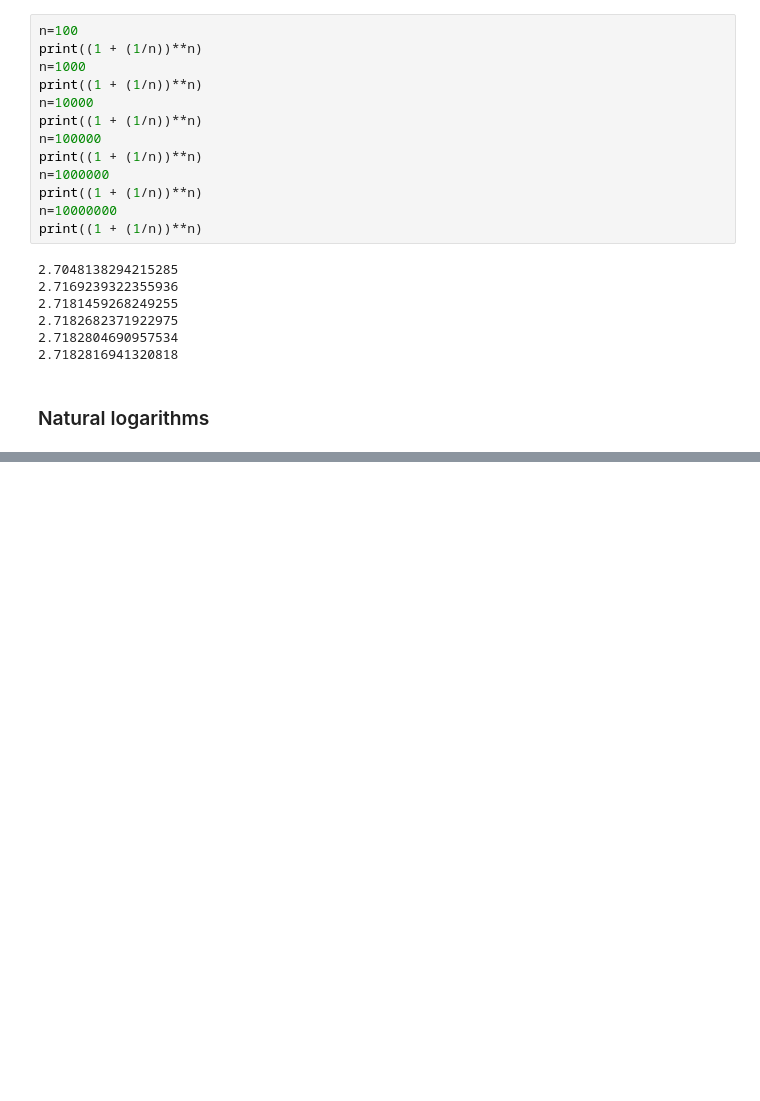
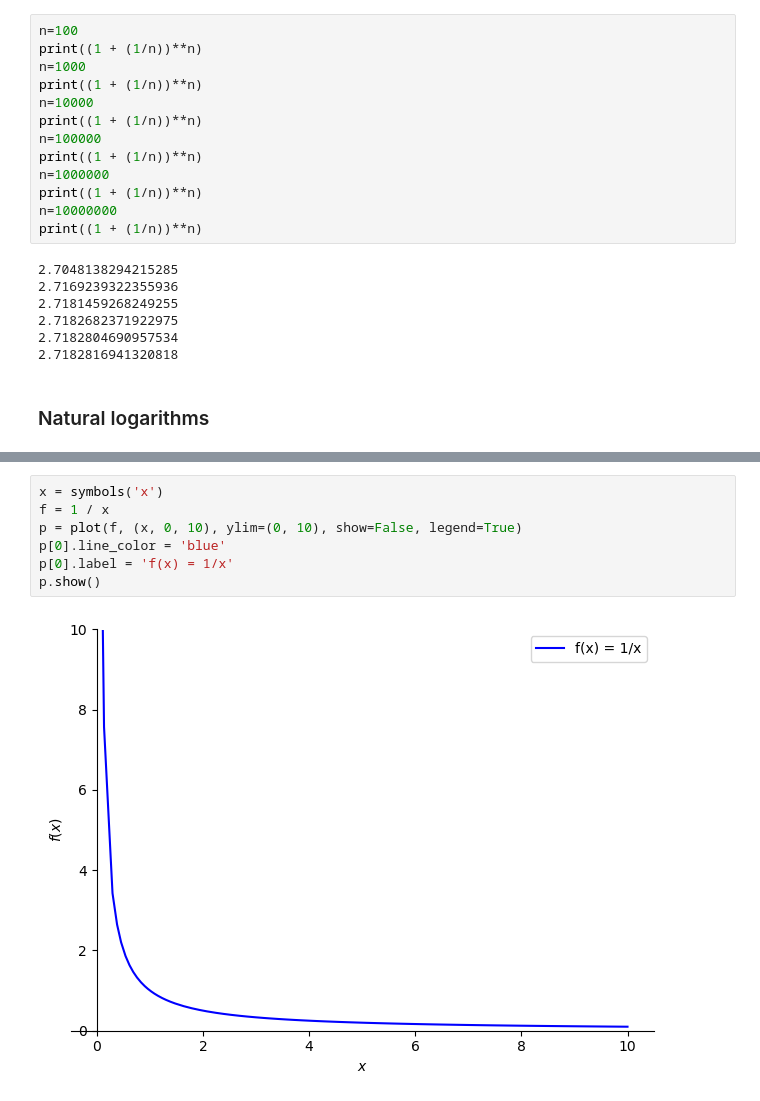
Before and after one commit to devbravo/Math-For-Data-Science, a Jupyter notebook: Basic Math and Calculus/Basic_Math_Calculus.ipynb, the cells around one changed output, grey strips where cells are left out. Saved outputs shown, nothing was run; the diff lists cells and outputs as text; blank space fills up the shorter version.

```diff
--- a/Basic Math and Calculus/Basic_Math_Calculus.ipynb
+++ b/Basic Math and Calculus/Basic_Math_Calculus.ipynb
@@ -172,0 +211,9 @@ print((1 + (1/n))**n)
+# %%
+x = symbols('x')
+f = 1 / x
+p = plot(f, (x, 0, 10), ylim=(0, 10), show=False, legend=True)
+p[0].line_color = 'blue'
+p[0].label = 'f(x) = 1/x'
+p.show()
+# %% [output]
+[figure, added]
```
Also changed, not shown: parts of 19 cells of this notebook.
